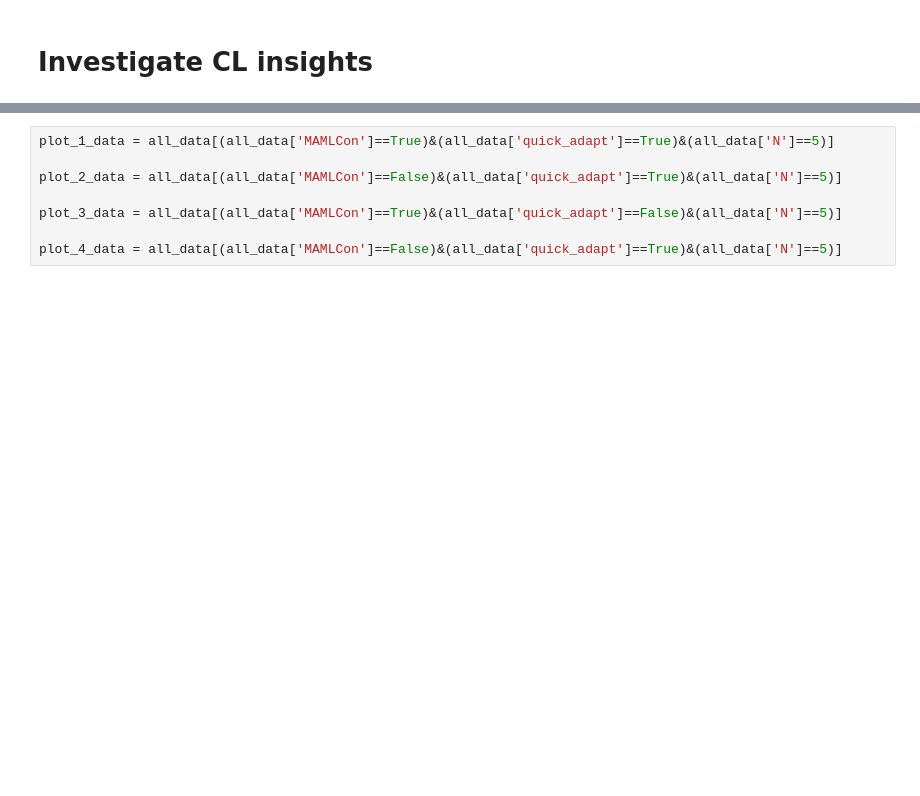
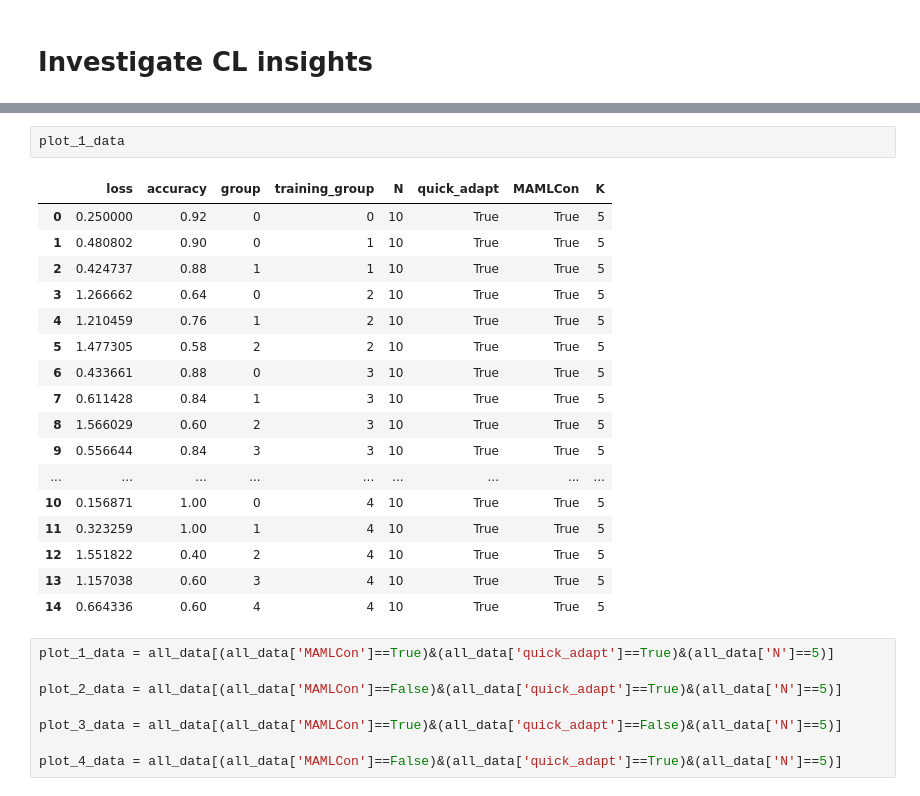
Before and after one commit to ByteFuse/MAMLCon, a Jupyter notebook: notebooks/generate_plots.ipynb, the cells around one changed output, grey strips where cells are left out. Cells and saved outputs as stored; diff of their text form; blank space fills up the shorter version.

```diff
--- a/notebooks/generate_plots.ipynb
+++ b/notebooks/generate_plots.ipynb
@@ -541,3 +673,23 @@ plt.show()
+# %%
+plot_1_data
+# %% [output]
+|  | loss | accuracy | group | training_group | N | quick_adapt | MAMLCon | K |
+| 0 | 0.250000 | 0.92 | 0 | 0 | 10 | True | True | 5 |
+| 1 | 0.480802 | 0.90 | 0 | 1 | 10 | True | True | 5 |
+| 2 | 0.424737 | 0.88 | 1 | 1 | 10 | True | True | 5 |
+| 3 | 1.266662 | 0.64 | 0 | 2 | 10 | True | True | 5 |
+| 4 | 1.210459 | 0.76 | 1 | 2 | 10 | True | True | 5 |
+| 5 | 1.477305 | 0.58 | 2 | 2 | 10 | True | True | 5 |
+| 6 | 0.433661 | 0.88 | 0 | 3 | 10 | True | True | 5 |
+| 7 | 0.611428 | 0.84 | 1 | 3 | 10 | True | True | 5 |
+| 8 | 1.566029 | 0.60 | 2 | 3 | 10 | True | True | 5 |
+| 9 | 0.556644 | 0.84 | 3 | 3 | 10 | True | True | 5 |
+| ... | ... | ... | ... | ... | ... | ... | ... | ... |
+| 10 | 0.156871 | 1.00 | 0 | 4 | 10 | True | True | 5 |
+| 11 | 0.323259 | 1.00 | 1 | 4 | 10 | True | True | 5 |
+| 12 | 1.551822 | 0.40 | 2 | 4 | 10 | True | True | 5 |
+| 13 | 1.157038 | 0.60 | 3 | 4 | 10 | True | True | 5 |
+| 14 | 0.664336 | 0.60 | 4 | 4 | 10 | True | True | 5 |
 # %%
 plot_1_data = all_data[(all_data['MAMLCon']==True)&(all_data['quick_adapt']==True)&(all_data['N']==5)]
 
```
Also changed, not shown: parts of 10 cells of this notebook.
